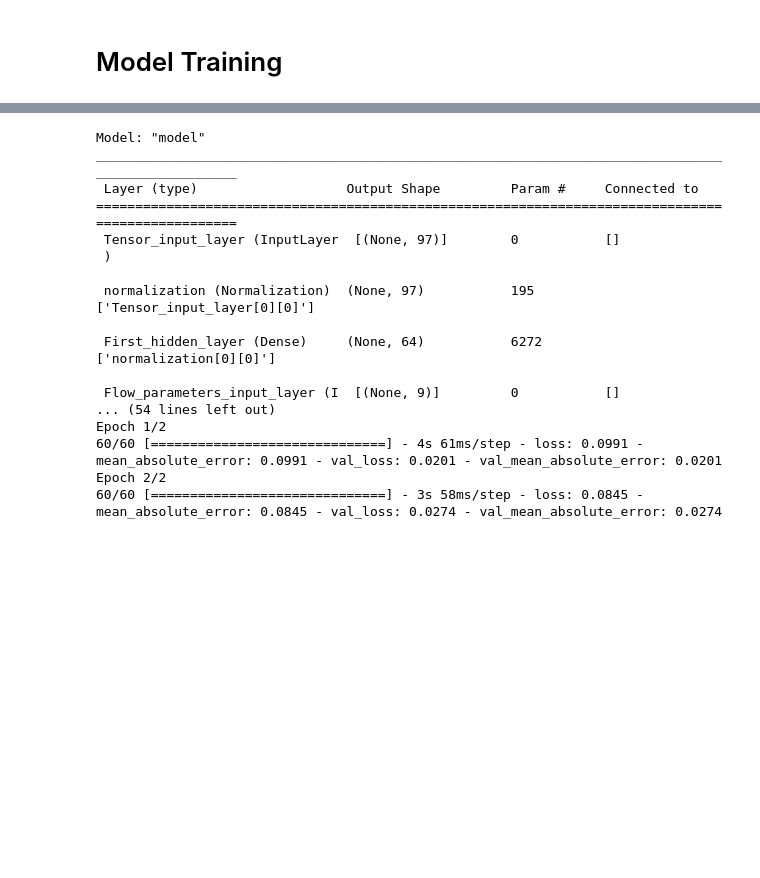
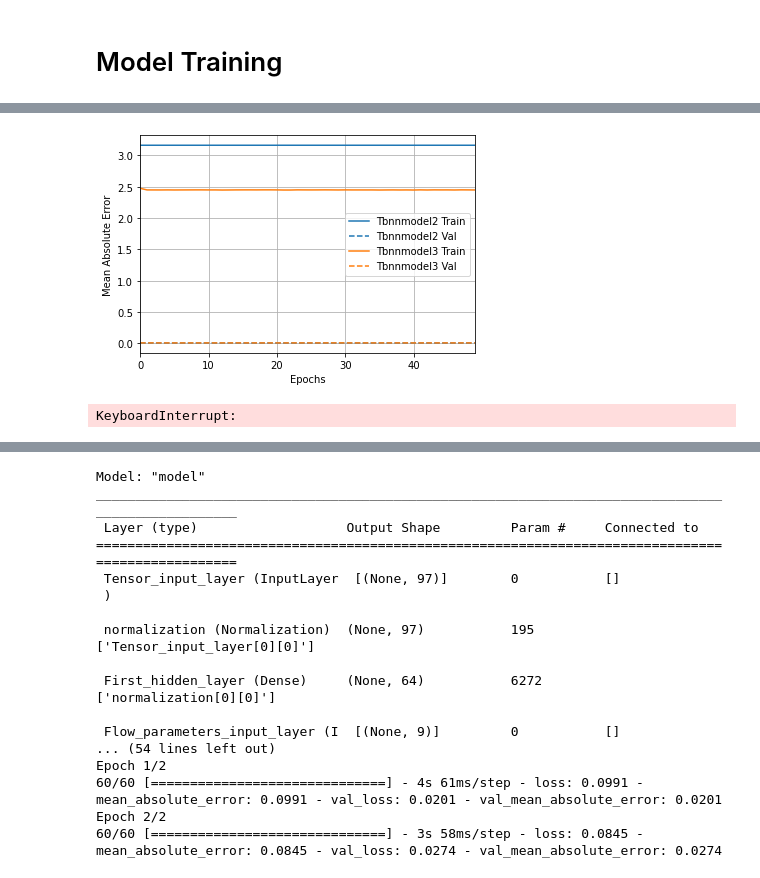
Before and after one commit to RomanovaDI/tbnnTurbulenceTraining, a Jupyter notebook: constantAngleSlopeDNS_U4e-1_A5_H1e-2_RANSsets/trainNN.ipynb, the cells around one changed output, grey strips where cells are left out. Saved outputs shown, nothing was run; the diff lists cells and outputs as text; code cells hidden in the pictures; blank space fills up the shorter version.

```diff
--- a/constantAngleSlopeDNS_U4e-1_A5_H1e-2_RANSsets/trainNN.ipynb
+++ b/constantAngleSlopeDNS_U4e-1_A5_H1e-2_RANSsets/trainNN.ipynb
@@ -515,0 +1623,12 @@ outputs = layers.Dense(len(train_target.columns),
+# %%
+plotter = tfdocs.plots.HistoryPlotter(metric = 'mean_absolute_error')
+plotter.plot(histories)
+# %% [output]
+[figure, added]
+# %%
+%%time
+histories['full_dnn_model_3'] = compile_and_fit(
+    full_dnn_model_3,
+    max_epochs=50)
+# %% [output]
+KeyboardInterrupt:
```
Also changed, not shown: parts of 114 cells of this notebook.
